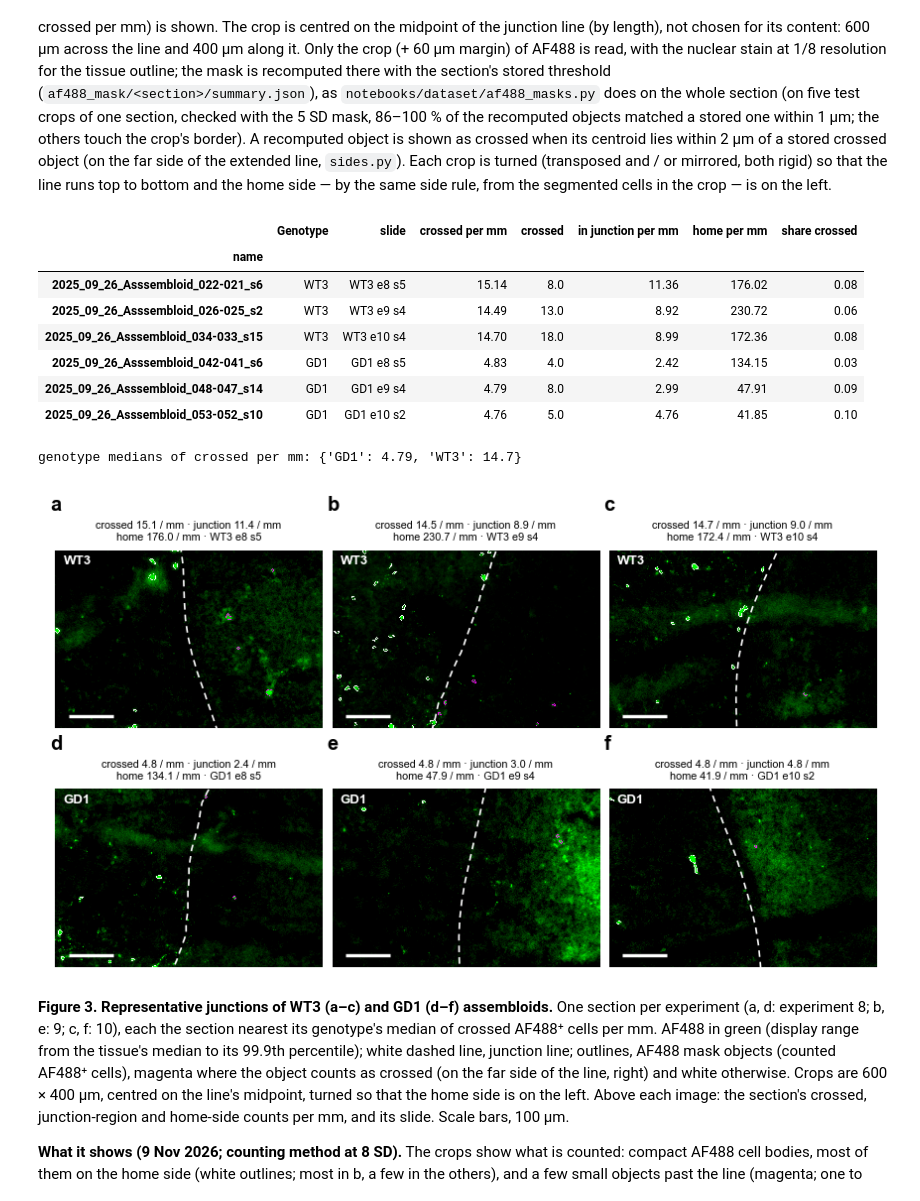
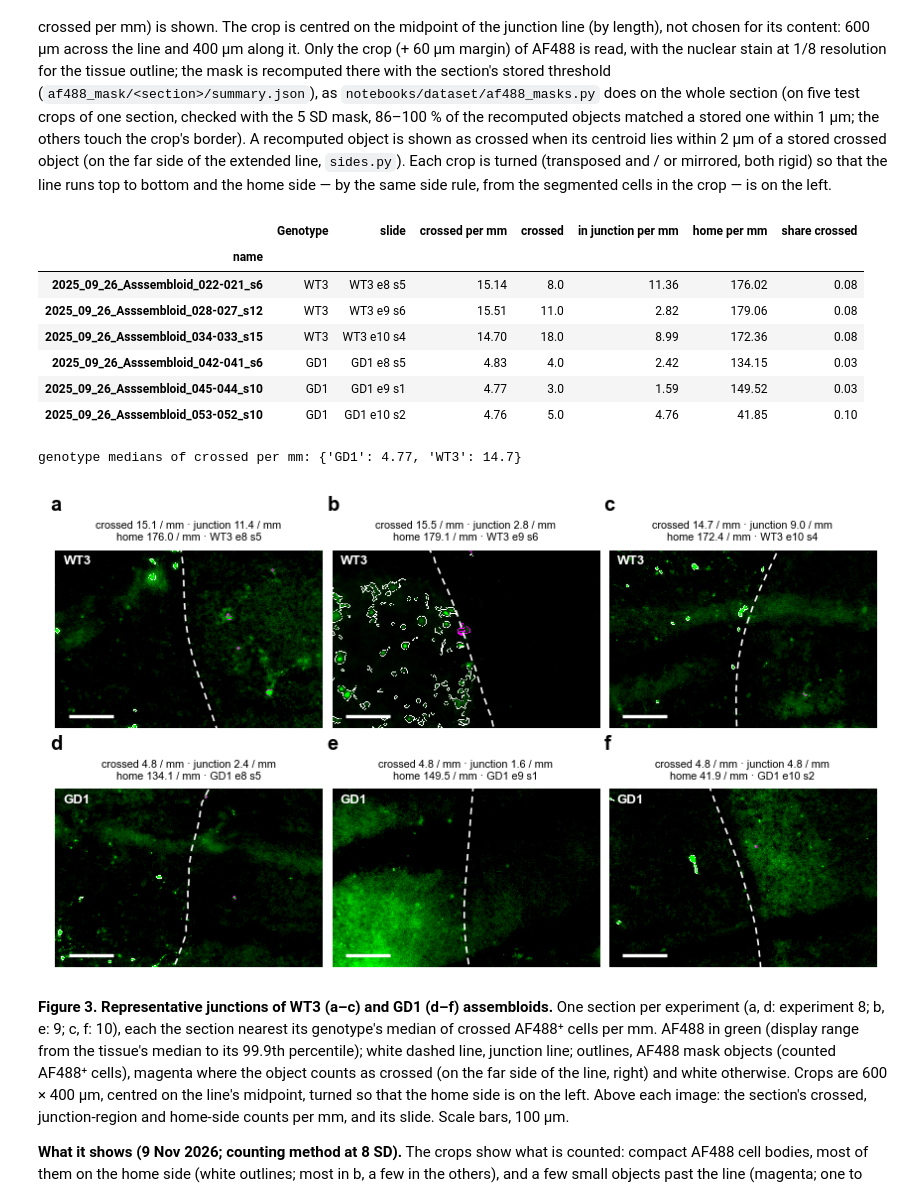
Before and after one commit to daggermaster3000/ARGUS, a Jupyter notebook: notebooks/official_analysis/02_biology.ipynb, the cells around one changed output. Drawn from its saved outputs; the diff is of its cells as text; code cells hidden in the pictures.

```diff
--- a/notebooks/official_analysis/02_biology.ipynb
+++ b/notebooks/official_analysis/02_biology.ipynb
@@ -892,6 +892,8 @@ from skimage.segmentation import find_boundaries
 sys.path.insert(0, str(ROOT / "notebooks" / "validation"))
 from microscopy_viewer import loaders, junction_analysis as ja   # noqa: E402
 import classical_vs_cellpose as cv                                 # noqa: E402
+sys.path.insert(0, str(ROOT / "notebooks" / "dataset"))
+import section_outline  # noqa: E402  (objects outside the section are not counted)
 
 logging.getLogger("tifffile").setLevel(logging.ERROR)
 
@@ -924,6 +926,19 @@ def line_midpoint(line):
     return point, direction / np.linalg.norm(direction)
 
 
+def counted_only(labels, top, left, voxel, name, info):
+    """*labels* without the objects that are not counted: outside the section (section_outline, as af488_masks.py).
+    *top*, *left*: the crop's corner in scan pixels."""
+    p = regionprops_table(labels, properties=("label", "centroid"))
+    if not len(p["label"]):
+        return labels
+    yx = np.column_stack([p["centroid-0"] + top, p["centroid-1"] + left]) * voxel
+    ok = section_outline.in_section(section_outline.load_outline(MASKS / name), section_outline.line_um(info), yx, voxel)
+    keep = np.zeros(int(labels.max()) + 1, bool)
+    keep[p["label"][ok]] = True
+    return np.where(keep[labels], labels, 0)
+
+
 def recompute_crop(name):
     """AF488 and the counting method's mask (kmad8) on the crop (+ margin), recomputed with the section's stored threshold."""
     info = json.loads((RUN / "cells" / f"{name}.json").read_text(encoding="utf-8"))
@@ -954,7 +969,7 @@ def recompute_crop(name):
     signal = smooth - cv.local_background(smooth, cv.BACKGROUND_UM / voxel)
     mask = remove_small_objects((signal > threshold) & tissue, int(round(cv.MIN_OBJECT_UM2 / voxel ** 2)))
     mask = remove_small_holes(mask, int(round(cv.MAX_HOLE_UM2 / voxel ** 2)))
-    labels = label_objects(mask, connectivity=2)
+    labels = counted_only(label_objects(mask, connectivity=2), lo[0], lo[1], voxel, name, info)
     # trim the margin off
     a = np.round((centre - half) / voxel).astype(int) - lo
     b = a + np.round(2 * half / voxel).astype(int)
@@ -1017,37 +1032,37 @@ for row, g in enumerate(GENOTYPES):
     for col, name in enumerate(chosen[g]):
         ax = axes[row, col]
         crop = recompute_crop(name)
         rgb, line = oriented(crop, name)
         ax.imshow(rgb, interpolation="nearest")
         ax.plot(line[:, 1], line[:, 0], color="white", lw=1.0, ls=(0, (4, 3)))
         ax.set_xlim(0, rgb.shape[1] - 1)
         ax.set_ylim(rgb.shape[0] - 1, 0)
         bar = SCALE_BAR_UM / crop["voxel"]
         x0, y0 = rgb.shape[1] * 0.05, rgb.shape[0] * 0.93
         ax.plot([x0, x0 + bar], [y0, y0], color="white", lw=2, solid_capstyle="butt")
         ax.text(0.03, 0.97, g, transform=ax.transAxes, color="white", fontsize=8, fontweight="bold", va="top")
         r = obs.loc[name]
         ax.set_title(f"crossed {r[PRIMARY]:.1f} / mm · junction {r['in junction per mm']:.1f} / mm\n"
                      f"home {r['home per mm']:.1f} / mm · {sections.at[name, 'slide']}", fontsize=6.5)
         ax.set_xticks([])
         ax.set_yticks([])
         for spine in ax.spines.values():
             spine.set_visible(False)
 panel_letters(axes, x=-0.02, y=1.2)
 fig.tight_layout(w_pad=0.4, h_pad=2.0)
 save(fig, "figure_3_representative_images")
 plt.show()
 # %% [output]
 |  | Genotype | slide | crossed per mm | crossed | in junction per mm | home per mm | share crossed |
 | name |  |  |  |  |  |  |  |
 | 2025_09_26_Asssembloid_022-021_s6 | WT3 | WT3 e8 s5 | 15.14 | 8.0 | 11.36 | 176.02 | 0.08 |
-| 2025_09_26_Asssembloid_026-025_s2 | WT3 | WT3 e9 s4 | 14.49 | 13.0 | 8.92 | 230.72 | 0.06 |
+| 2025_09_26_Asssembloid_028-027_s12 | WT3 | WT3 e9 s6 | 15.51 | 11.0 | 2.82 | 179.06 | 0.08 |
 | 2025_09_26_Asssembloid_034-033_s15 | WT3 | WT3 e10 s4 | 14.70 | 18.0 | 8.99 | 172.36 | 0.08 |
 | 2025_09_26_Asssembloid_042-041_s6 | GD1 | GD1 e8 s5 | 4.83 | 4.0 | 2.42 | 134.15 | 0.03 |
-| 2025_09_26_Asssembloid_048-047_s14 | GD1 | GD1 e9 s4 | 4.79 | 8.0 | 2.99 | 47.91 | 0.09 |
+| 2025_09_26_Asssembloid_045-044_s10 | GD1 | GD1 e9 s1 | 4.77 | 3.0 | 1.59 | 149.52 | 0.03 |
 | 2025_09_26_Asssembloid_053-052_s10 | GD1 | GD1 e10 s2 | 4.76 | 5.0 | 4.76 | 41.85 | 0.10 |
-genotype medians of crossed per mm: {'GD1': 4.79, 'WT3': 14.7}
+genotype medians of crossed per mm: {'GD1': 4.77, 'WT3': 14.7}
-[figure, old version]
+[figure, new version]
 # %% [markdown]
 **Figure 3. Representative junctions of WT3 (a–c) and GD1 (d–f) assembloids.** One section per experiment (a, d: experiment 8; b, e: 9; c, f: 10), each the section nearest its genotype's median of crossed AF488⁺ cells per mm. AF488 in green (display range from the tissue's median to its 99.9th percentile); white dashed line, junction line; outlines, AF488 mask objects (counted AF488⁺ cells), magenta where the object counts as crossed (on the far side of the line, right) and white otherwise. Crops are 600 × 400 µm, centred on the line's midpoint, turned so that the home side is on the left. Above each image: the section's crossed, junction-region and home-side counts per mm, and its slide. Scale bars, 100 µm.
 
```
Also changed, not shown: parts of 15 cells of this notebook, 7 other files.
